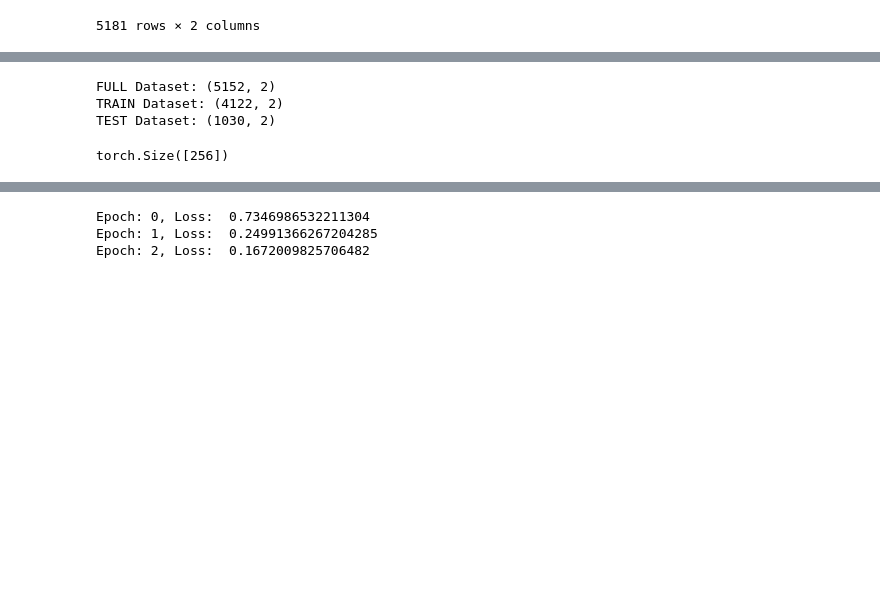
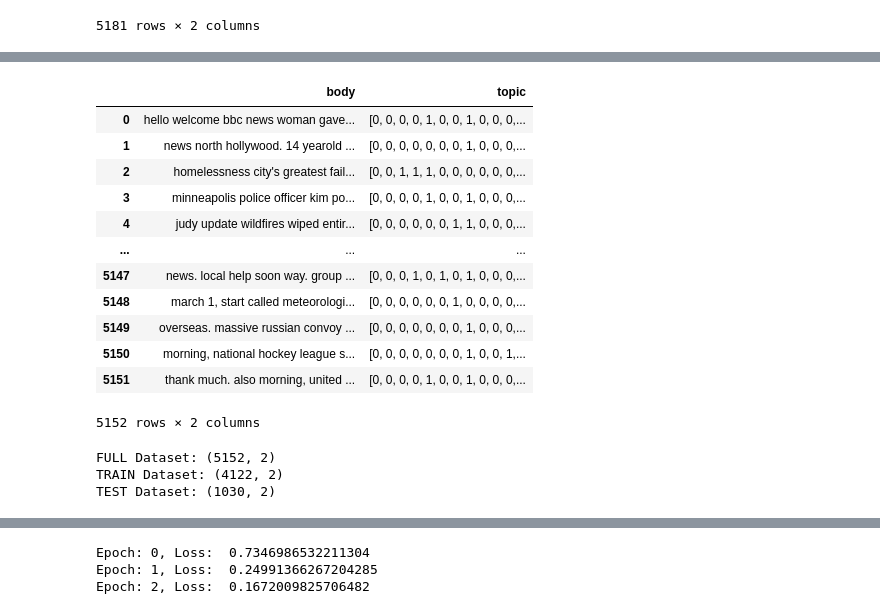
Before and after one commit to maryamyazdi/news_transcriptions, a Jupyter notebook: classification.ipynb, the cells around one changed output, grey strips where cells are left out. Drawn from its saved outputs; the diff is of its cells as text; code cells hidden in the pictures; blank space fills up the shorter version.

Commit message:
Update vectorization, add validation and performance tuning

```diff
--- a/classification.ipynb
+++ b/classification.ipynb
@@ -124,0 +37,25 @@ count
+# %%
+def pre_process(df: pd.DataFrame):
+
+  # Remove rows having empty value for ``body``
+  df = df[df['body'].str.strip().astype(bool)]
+  df.reset_index(drop = True, inplace = True)
+
+  # Convert list-like string to lists
+  df['topic'] = df['topic'].str.findall(r'[a-zA-Z0-9-]+')
+
+  # Convert list of topis to onehot vectors
+  mlb = MultiLabelBinarizer()
+
+  onehot_df = pd.DataFrame(mlb.fit_transform(df['topic']),columns=mlb.classes_, index=df.index)
+  df['topic'] = onehot_df[onehot_df.columns].values.tolist()
+  return df
+
+df = pre_process(init_df)
+# %%
+# Remove stop words (experimented to cause performance enhancement)
+nltk.download('stopwords')
+from nltk.corpus import stopwords
+stop = stopwords.words('english')
+
+remove_stop_words = lambda x: ' '.join([word for word in x.lower().split() if word not in (stop)])
@@ -125 +65,18 @@ count
+# %%
+df['body'] = list(map(remove_stop_words, df['body']))
+df
+# %% [output]
+|  | body | topic |
+| 0 | hello welcome bbc news woman gave... | [0, 0, 0, 0, 1, 0, 0, 1, 0, 0, 0,... |
+| 1 | news north hollywood. 14 yearold ... | [0, 0, 0, 0, 0, 0, 0, 1, 0, 0, 0,... |
+| 2 | homelessness city's greatest fail... | [0, 0, 1, 1, 1, 0, 0, 0, 0, 0, 0,... |
+| 3 | minneapolis police officer kim po... | [0, 0, 0, 0, 1, 0, 0, 1, 0, 0, 0,... |
+| 4 | judy update wildfires wiped entir... | [0, 0, 0, 0, 0, 0, 1, 1, 0, 0, 0,... |
+| ... | ... | ... |
+| 5147 | news. local help soon way. group ... | [0, 0, 0, 1, 0, 1, 0, 1, 0, 0, 0,... |
+| 5148 | march 1, start called meteorologi... | [0, 0, 0, 0, 0, 0, 1, 0, 0, 0, 0,... |
+| 5149 | overseas. massive russian convoy ... | [0, 0, 0, 0, 0, 0, 0, 1, 0, 0, 0,... |
+| 5150 | morning, national hockey league s... | [0, 0, 0, 0, 0, 0, 0, 1, 0, 0, 1,... |
+| 5151 | thank much. also morning, united ... | [0, 0, 0, 0, 1, 0, 0, 1, 0, 0, 0,... |
+5152 rows × 2 columns
 # %%
@@ -184,8 +143,4 @@ testing_set = CustomDataset(test_df, tokenizer, MAX_LEN)
 FULL Dataset: (5152, 2)
 TRAIN Dataset: (4122, 2)
 TEST Dataset: (1030, 2)
-# %%
-training_set[3]['ids'].size()
-# %% [output]
-torch.Size([256])
 # %%
```
Also changed, not shown: parts of 19 cells of this notebook.
